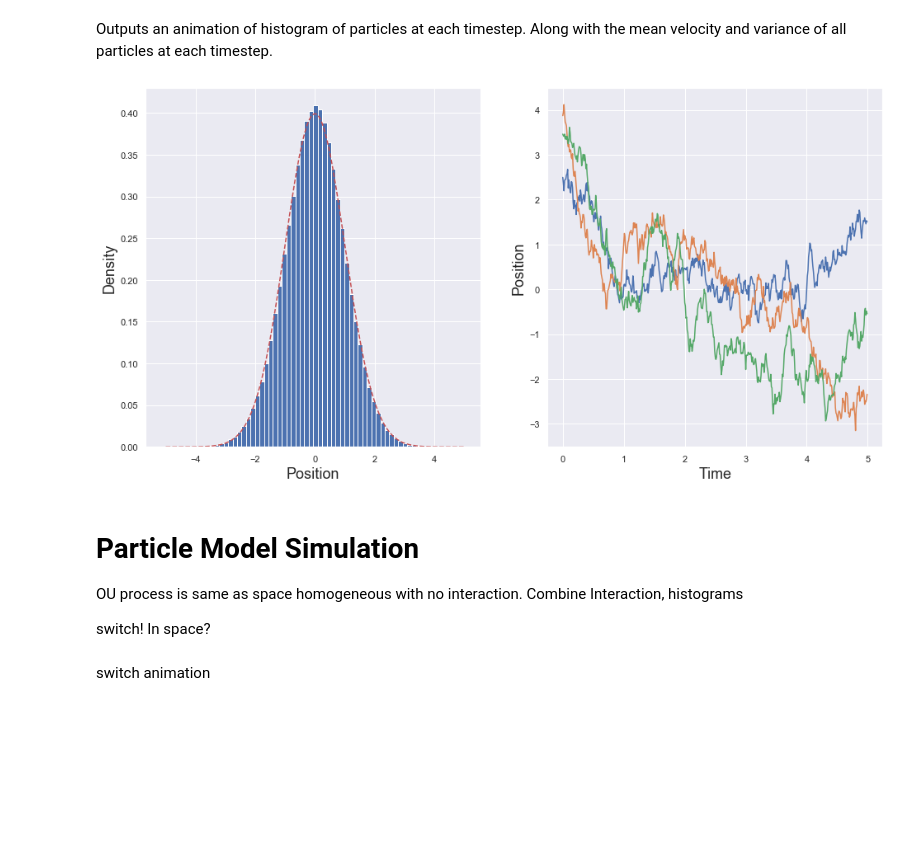
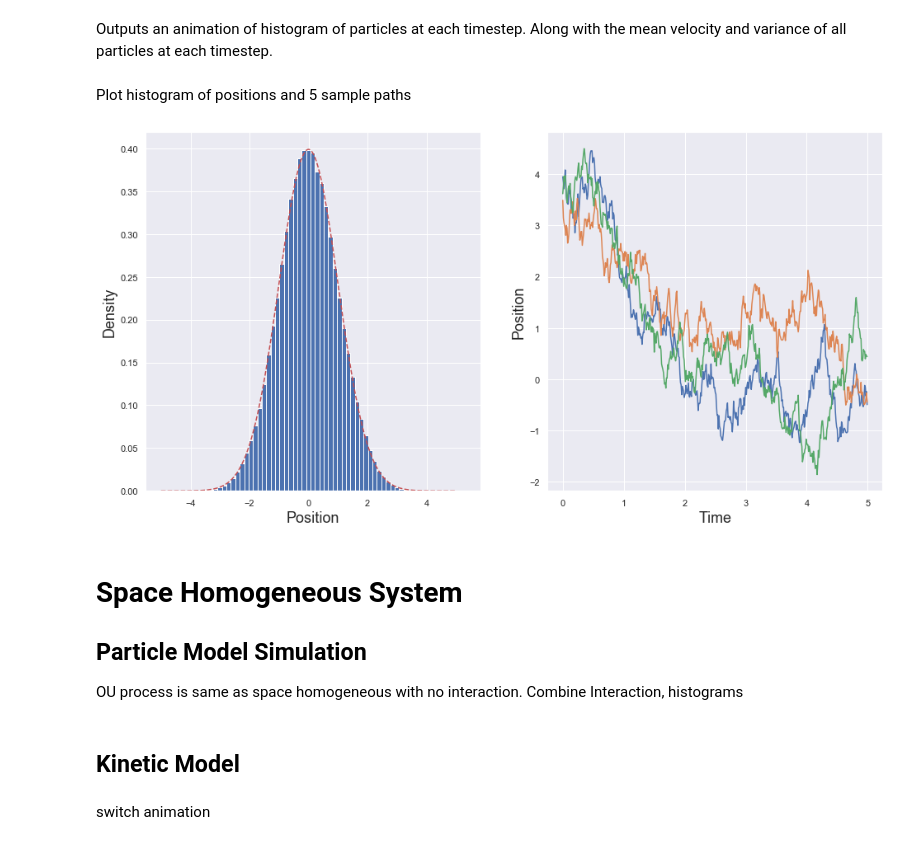
Before and after one commit to Tom271/InteractingParticleSystems, a Jupyter notebook: Project Supplement.ipynb, the cells around one changed output. Drawn from its saved outputs; the diff is of its cells as text; code cells hidden in the pictures; blank space fills up the shorter version.

Commit message:
Plotting tools

```diff
--- a/Project Supplement.ipynb
+++ b/Project Supplement.ipynb
@@ -203,33 +110,64 @@ plt.show()
+# %%
+%matplotlib qt
+particle_count = 1000
+diffusion = 1
+initial_data = uniform(low=2, high=4, size=particle_count)
+timestep = 0.01
+T_final = 5
+
+animate = True
+#If animation is too slow, increase framestep.
+framestep = 1
+###############################################################################
+t, x, [m1, var] = TP.run_OU_process(particles=particle_count,
+                   D=diffusion,
+                   initial_dist=initial_data,
+                   dt=timestep,
+                   T_end=T_final)
+ani = homplt.anim_hist_moments(t, x, m1, var, mu=0,
+                               D=diffusion, fs=framestep, animate=animate)
+plt.show()
+# %% [markdown]
+Plot histogram of positions and 5 sample paths
 # %%
 %matplotlib inline
 T_final = 100
-t, v, [m1, var] = TP.run_OU_process(particles=particle_count,
+
+###############################################################################
+t, x, [m1, var] = TP.run_OU_process(particles=particle_count,
                    D=diffusion,
                    initial_dist=initial_data,
                    dt=timestep,
                    T_end=T_final)
 
 fig, ax = plt.subplots(1,2, figsize=(16,8))
-n_v, bins_v, patches_v = ax[0].hist(v[-750:].flatten(), bins=np.arange(v.min(), v.max(), 0.15),
-                                         density=True, label='Position')
-ax[0].plot(_v, stat_dist, 'r--')
+n_x, bins_x, patches_x = ax[0].hist(x[-750:].flatten(),
+                                    bins=np.arange(x.min(), x.max(), 0.15),
+                                    density=True, label='Position')
+
+mu = 0
+D = 1
+sigma = np.sqrt(D)
+_x = np.arange(mu - 5*sigma, mu + 5*sigma, 0.01)
+stat_dist = stats.norm.pdf(_x, mu, sigma)
+
+ax[0].plot(_x, stat_dist, 'r--')
 ax[0].set_xlabel('Position', fontsize=18)
 ax[0].set_ylabel('Density', fontsize=18)
 for _ in range(3):
-    ax[1].plot(t[:500], v[:500,_], label='Particle {}'.format(_+1))
+    ax[1].plot(t[:500], x[:500,_], label='Particle {}'.format(_+1))
 ax[1].set_xlabel('Time', fontsize=18)
 ax[1].set_ylabel('Position', fontsize=18)
 fig.show()
 if save:
     fig.savefig(savepath+'OUparticletraj.eps', format='eps', dpi=1000)
 # %% [output]
-[figure, old version]
+[figure, new version]
 # %% [markdown]
-# Particle Model Simulation
+# Space Homogeneous System
 
-OU process is same as space homogeneous with no interaction. Combine
-Interaction, histograms
+## Particle Model Simulation
 
-switch! In space?
+OU process is same as space homogeneous with no interaction. Combine Interaction, histograms
 # %%
 %matplotlib qt
@@ -285,2 +208,4 @@ plt.show()
+# %% [markdown]
+## Kinetic Model
 # %% [markdown]
 switch animation
```
Also changed, not shown: parts of 7 cells of this notebook, 1 other file.
